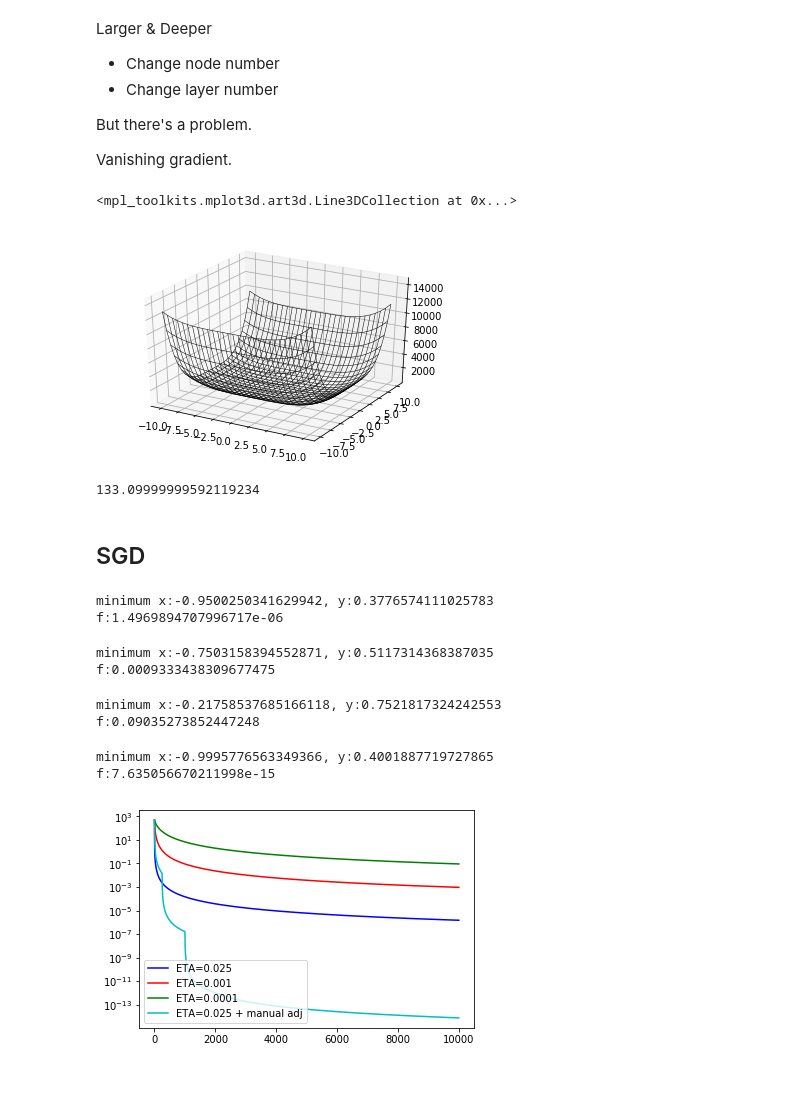
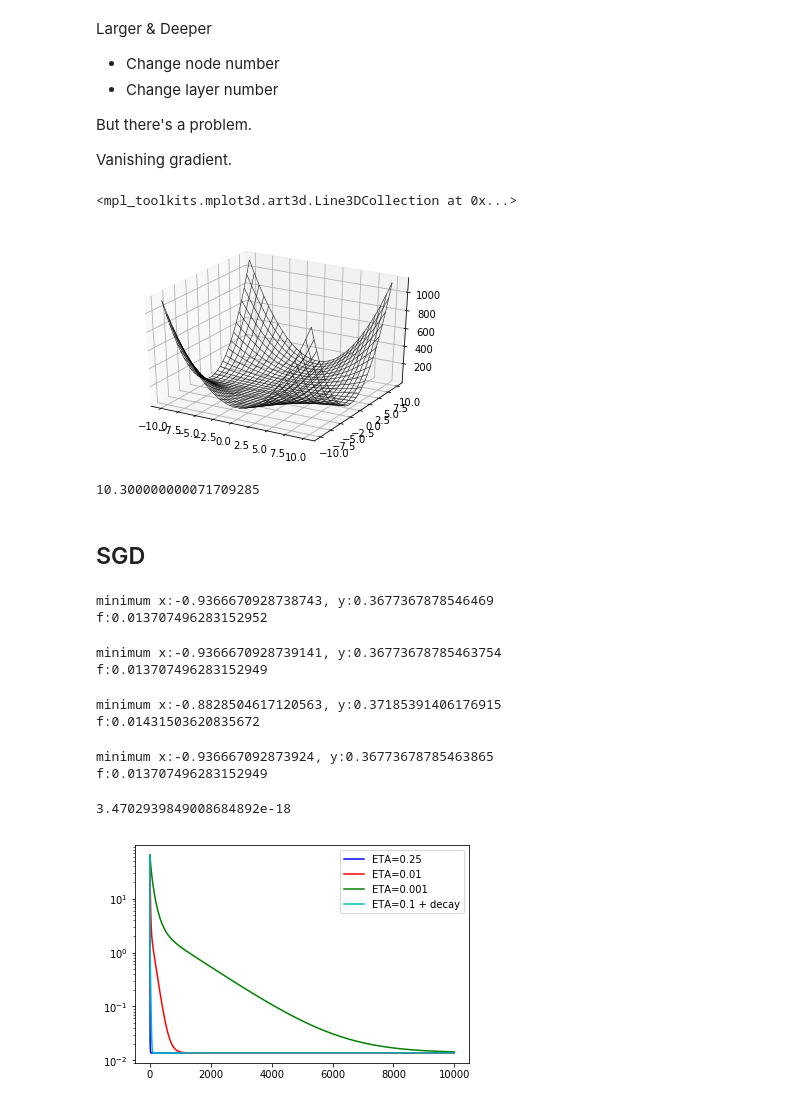
Before and after one commit to takaiwai/deep-learning-for-art-and-design, a Jupyter notebook: 08_2_learning_rate_decay.ipynb, the cells around one changed output. Saved outputs shown, nothing was run; the diff lists cells and outputs as text; code cells hidden in the pictures.

Commit message:
Leaning rate decay works

```diff
--- a/08_2_learning_rate_decay.ipynb
+++ b/08_2_learning_rate_decay.ipynb
@@ -27,7 +27,7 @@ But there's a problem.
 Vanishing gradient.
 # %%
 def f(variables):
-    return (((variables['x'] + np.longdouble(1.0)) ** 4) * np.longdouble(0.2) + (variables['y'] - np.longdouble(0.4)) ** 4)
+    return (variables['x'] + np.longdouble(1.0)) ** 2 * np.longdouble(0.2) + (variables['y'] - np.longdouble(0.4)) ** 2 +  (variables['x'] * variables['y']) ** 2 * np.longdouble(0.1)
 
 x = np.linspace(-10, 10, 30)
 y = np.linspace(-10, 10, 30)
@@ -40,7 +40,7 @@ ax = plt.axes(projection='3d')
 ax.plot_wireframe(X, Y, Z, color='black', linewidth=0.5)
 # %% [output]
 <mpl_toolkits.mplot3d.art3d.Line3DCollection at 0x...>
-[figure, old version]
+[figure, new version]
 # %%
 def gradient(variables, variable_name):
     h = np.longdouble(1e-5)
@@ -54,12 +54,12 @@ def gradient(variables, variable_name):
     z1 = f(input1)
 
     delta_z = z2 - z1
-    delta_x = h * 2
-    return delta_z / delta_x
+    delta_x = h * np.longdouble(2)
+    return np.longdouble(delta_z / delta_x)
 # %%
 gradient({'x': 4.5, 'y': -3.0}, 'x')
 # %% [output]
-133.09999999592119234
+10.300000000071709285
 # %% [markdown]
 ## SGD
 # %%
@@ -71,7 +71,7 @@ x_values = []
 y_values = []
 
 for iteration in range(10000):
-    ETA = np.longdouble(0.025)
+    ETA = np.longdouble(0.25)
 
     current = {
         'x': current_x,
@@ -94,9 +94,10 @@ for iteration in range(10000):
 
 print("minimum x:{}, y:{}".format(current_x, current_y))
 print("f:{}".format(f(current)))
+without_decay = f(current)
 # %% [output]
-minimum x:-0.9500250341629942, y:0.3776574111025783
-f:1.4969894707996717e-06
+minimum x:-0.9366670928738743, y:0.3677367878546469
+f:0.013707496283152952
 # %%
 current_x = np.longdouble(4.5)
 current_y = np.longdouble(4.5)
@@ -106,7 +107,7 @@ x_values2 = []
 y_values2 = []
 
 for iteration in range(10000):
-    ETA = np.longdouble(0.001)
+    ETA = np.longdouble(0.01)
 
     current = {
         'x': current_x,
@@ -129,8 +130,8 @@ for iteration in range(10000):
 print("minimum x:{}, y:{}".format(current_x, current_y))
 print("f:{}".format(f(current)))
 # %% [output]
-minimum x:-0.7503158394552871, y:0.5117314368387035
-f:0.0009333438309677475
+minimum x:-0.9366670928739141, y:0.36773678785463754
+f:0.013707496283152949
 # %%
 current_x = np.longdouble(4.5)
 current_y = np.longdouble(4.5)
@@ -140,7 +141,7 @@ x_values3 = []
 y_values3 = []
 
 for iteration in range(10000):
-    ETA = np.longdouble(0.0001)
+    ETA = np.longdouble(0.001)
 
     current = {
         'x': current_x,
@@ -163,8 +164,8 @@ for iteration in range(10000):
 print("minimum x:{}, y:{}".format(current_x, current_y))
 print("f:{}".format(f(current)))
 # %% [output]
-minimum x:-0.21758537685166118, y:0.7521817324242553
-f:0.09035273852447248
+minimum x:-0.8828504617120563, y:0.37185391406176915
+f:0.01431503620835672
 # %%
 current_x = np.longdouble(4.5)
 current_y = np.longdouble(4.5)
@@ -174,16 +175,12 @@ x_values4 = []
 y_values4 = []
 
 for iteration in range(10000):
-    if iteration < 250:
-        ETA = np.longdouble(0.01)
-    elif iteration < 1000:
-        ETA = np.longdouble(1.0)
-    elif iteration < 2000:
-        ETA = np.longdouble(300.0)
-    elif iteration < 8000:
-        ETA = np.longdouble(400.0)
+    if iteration < 2000:
+        ETA = np.longdouble(0.1)
+    elif iteration < 5000:
+        ETA = np.longdouble(0.001)
     else:
-        ETA = np.longdouble(400)
+        ETA = np.longdouble(0.0001)
 
     current = {
         'x': current_x,
@@ -206,17 +203,23 @@ for iteration in range(10000):
 
 print("minimum x:{}, y:{}".format(current_x, current_y))
 print("f:{}".format(f(current)))
+
+with_decay = f(current)
 # %% [output]
-minimum x:-0.9995776563349366, y:0.4001887719727865
-f:7.635056670211998e-15
+minimum x:-0.936667092873924, y:0.36773678785463865
+f:0.013707496283152949
+# %%
+without_decay - with_decay
+# %% [output]
+3.4702939849008684892e-18
 # %%
-plt.plot(f_values, 'b', label='ETA=0.025')
-plt.plot(f_values2, 'r', label='ETA=0.001')
-plt.plot(f_values3, 'g', label='ETA=0.0001')
-plt.plot(f_values4, 'c', label='ETA=0.025 + manual adj')
+plt.plot(f_values, 'b', label='ETA=0.25')
+plt.plot(f_values2, 'r', label='ETA=0.01')
+plt.plot(f_values3, 'g', label='ETA=0.001')
+plt.plot(f_values4, 'c', label='ETA=0.1 + decay')
 plt.yscale('log')
 plt.legend()
 plt.show()
 # %% [output]
-[figure, old version]
+[figure, new version]
 # %%
```
Also changed, not shown: parts of 2 cells of this notebook.
